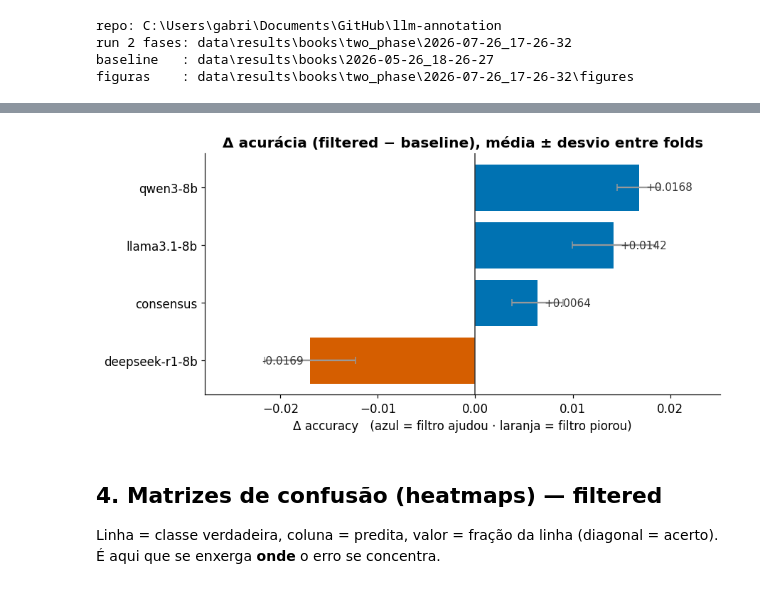
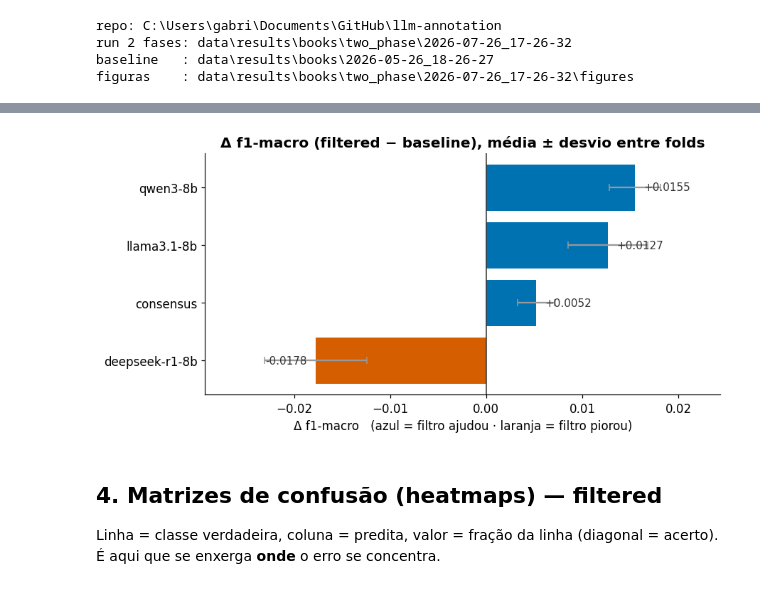
Before and after one commit to Ktzani/llm-annotation, a Jupyter notebook: src/notebooks/validacao_2fases_books.ipynb, the cells around one changed output, grey strips where cells are left out. Cells and saved outputs as stored; diff of their text form; code cells hidden in the pictures.

```diff
--- a/src/notebooks/validacao_2fases_books.ipynb
+++ b/src/notebooks/validacao_2fases_books.ipynb
@@ -65,13 +64,0 @@ O que o filtro descarta, o LLM não recupera: `recall@k` é o teto de acurácia
-# %%
-ceiling = load_recall_ceiling(RUN_DIR).copy()
-ceiling.columns = [c if c != "mean" else "recall_mean" for c in ceiling.columns]
-display(ceiling.round(4))
-
-fig, ax = plt.subplots(figsize=(6.5, 4))
-ks = ceiling["k"].astype(int).astype(str)
-bars = ax.bar(ks, ceiling["recall_mean"], color=BLUE, width=0.55)
-for b, v in zip(bars, ceiling["recall_mean"]):
-    ax.text(b.get_x() + b.get_width()/2, v + 0.01, f"{v:.3f}", ha="center", color=INK)
-ax.set_ylim(0, 1.05); ax.set_xlabel("k (nº de candidatas)"); ax.set_ylabel("recall@k")
-ax.set_title("Teto da Fase 2 — recall@k (média entre folds)")
-fig.savefig(FIG_DIR / "recall_at_k.png", bbox_inches="tight"); plt.show()
@@ -106,20 +113,20 @@ display(agg[cols].round(4).sort_values("delta_acc_mean", ascending=False))
 # %%
-# Gráfico DIVERGENTE dos deltas de acurácia (filtered - baseline)
-a = agg.sort_values("delta_acc_mean")
-colors = [BLUE if v >= 0 else ORANGE for v in a["delta_acc_mean"]]
+# Gráfico DIVERGENTE dos deltas de f1-macro (filtered - baseline) — métrica primária
+a = agg.sort_values("delta_f1_mean")
+colors = [BLUE if v >= 0 else ORANGE for v in a["delta_f1_mean"]]
 fig, ax = plt.subplots(figsize=(8.5, 4))
-bars = ax.barh(a["model"], a["delta_acc_mean"], color=colors,
-               xerr=a["delta_acc_std"], error_kw=dict(ecolor="#999", capsize=3))
+bars = ax.barh(a["model"], a["delta_f1_mean"], color=colors,
+               xerr=a["delta_f1_std"], error_kw=dict(ecolor="#999", capsize=3))
 ax.axvline(0, color=INK, lw=1)
-for v, y in zip(a["delta_acc_mean"], range(len(a))):
-    ax.text(v + (0.0007 if v >= 0 else -0.0007), y, f"{v:+.4f}",
+for v, y in zip(a["delta_f1_mean"], range(len(a))):
+    ax.text(v + (0.0009 if v >= 0 else -0.0009), y, f"{v:+.4f}",
             va="center", ha="left" if v >= 0 else "right", color=INK, fontsize=10)
-ax.set_title("Δ acurácia (filtered − baseline), média ± desvio entre folds")
-ax.set_xlabel("Δ accuracy   (azul = filtro ajudou · laranja = filtro piorou)")
+ax.set_title("Δ f1-macro (filtered − baseline), média ± desvio entre folds")
+ax.set_xlabel("Δ f1-macro   (azul = filtro ajudou · laranja = filtro piorou)")
 ax.margins(x=0.15)
-fig.savefig(FIG_DIR / "delta_accuracy.png", bbox_inches="tight"); plt.show()
+fig.savefig(FIG_DIR / "delta_f1_macro.png", bbox_inches="tight"); plt.show()
 # %% [output]
-[figure, old version]
+[figure, new version]
 # %% [markdown]
 ## 4. Matrizes de confusão (heatmaps) — filtered
 
```
Also changed, not shown: parts of 8 cells of this notebook, 5 other files.
